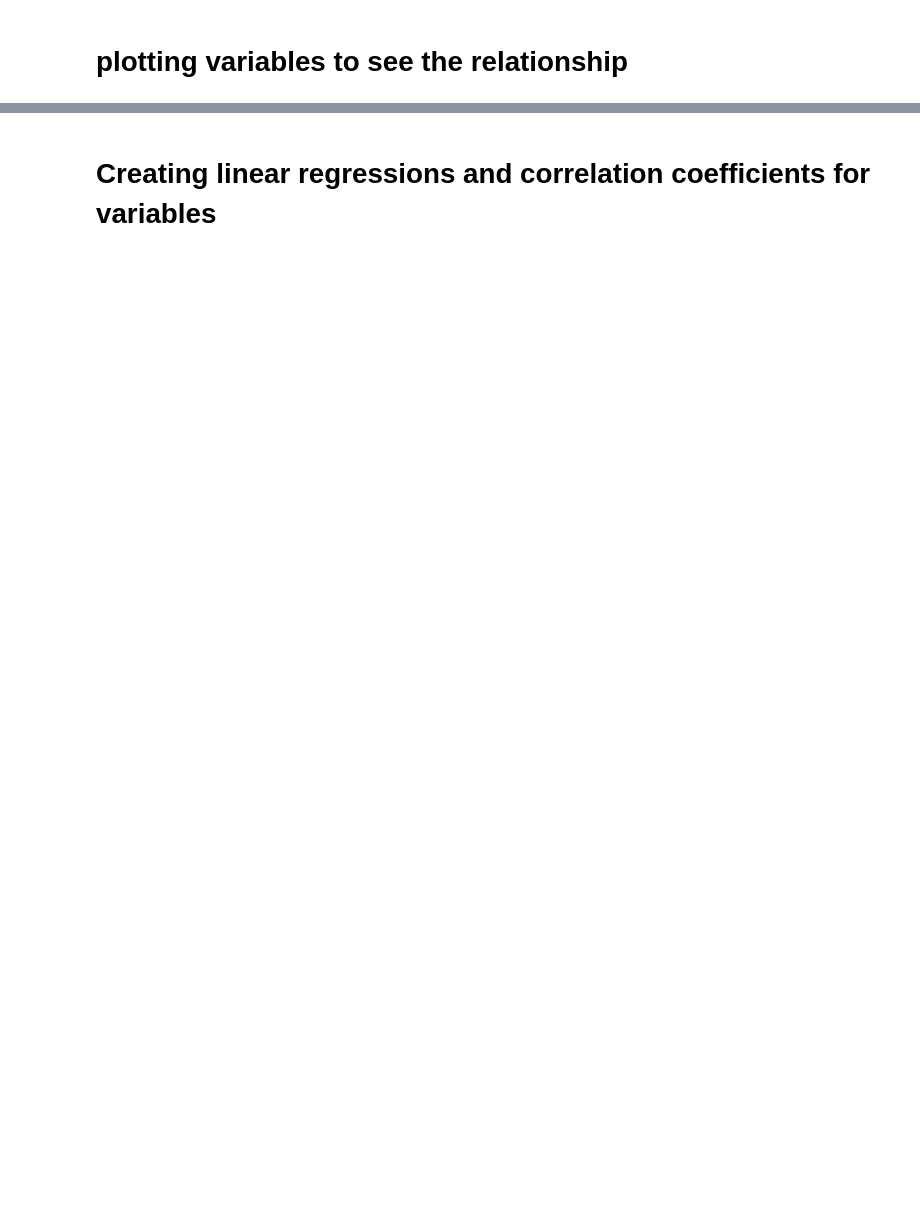
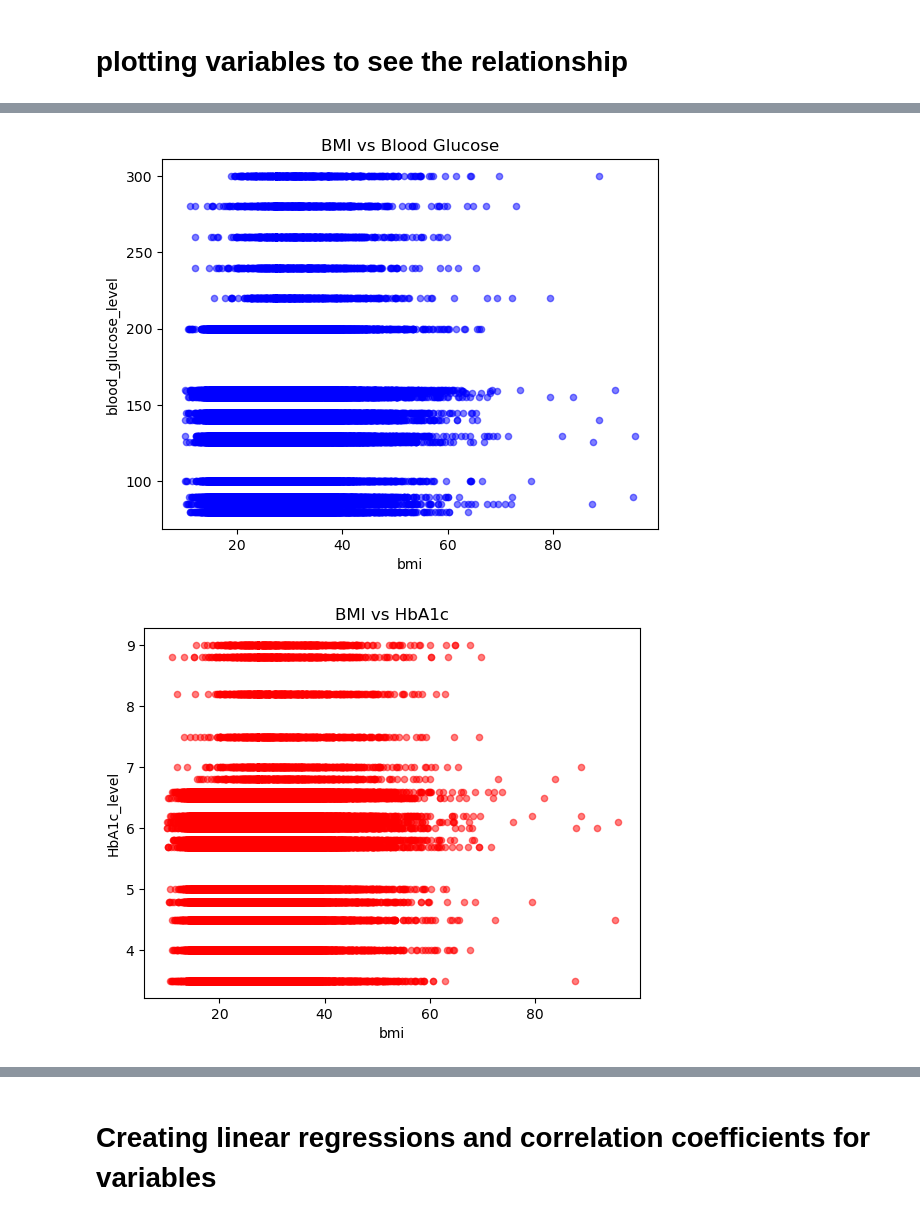
Before and after one commit to paulettepetracco/diabetes_predictive_analysis, a Jupyter notebook: diabetes_analysis.ipynb, the cells around one changed output, grey strips where cells are left out. Cells and saved outputs as stored; diff of their text form; code cells hidden in the pictures; blank space fills up the shorter version.

```diff
--- a/diabetes_analysis.ipynb
+++ b/diabetes_analysis.ipynb
@@ -108,0 +203,15 @@ bloodglucose_bmi_bar.plot();
+# %%
+# Scatter plot comparing BMI to Blood Glucose
+diabetes_df.plot(kind='scatter', x='bmi', y='blood_glucose_level', color='blue', alpha=0.5, title='BMI vs Blood Glucose')
+
+# Scatter plot comparing BMI to HbA1c
+diabetes_df.plot(kind='scatter', x='bmi', y='HbA1c_level', color='red', alpha=0.5, title='BMI vs HbA1c')
+
+# Scatter plot comparing HbA1c to Blood Glucose
+diabetes_df.plot(kind='scatter', x='HbA1c_level', y='blood_glucose_level', color='green', alpha=0.5, title='HbA1c vs Blood Glucose')
+
+# Show the plots
+plt.show()
+# %% [output]
+[figure, added]
+[figure, added]
```
Also changed, not shown: parts of 29 cells of this notebook.
